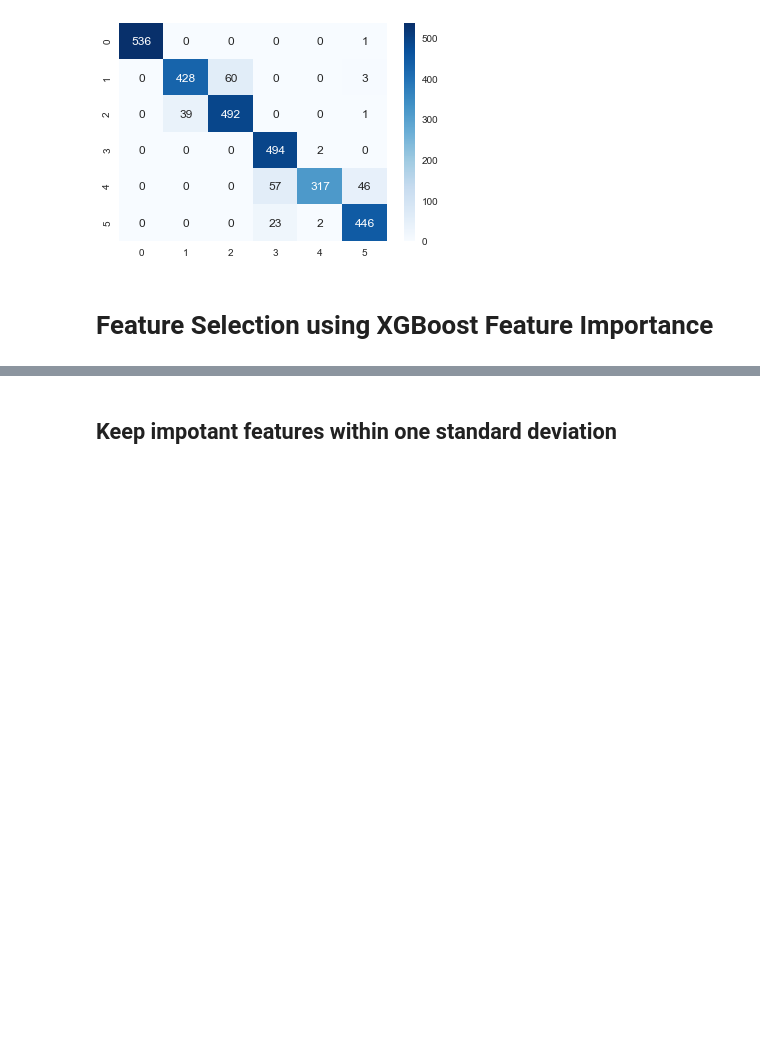
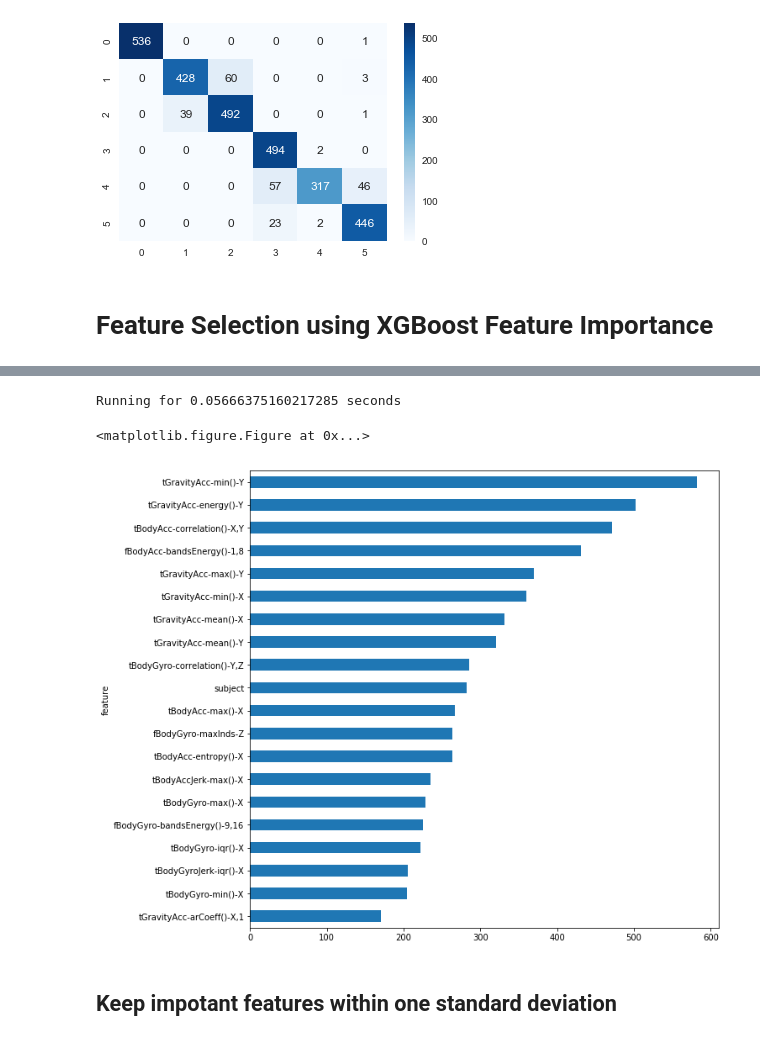
Before and after one commit to nakamura41/KE5206_CA_2, a Jupyter notebook: HumanActivityMonitoring.ipynb, the cells around one changed output, grey strips where cells are left out. Drawn from its saved outputs; the diff is of its cells as text; code cells hidden in the pictures; blank space fills up the shorter version.

```diff
--- a/HumanActivityMonitoring.ipynb
+++ b/HumanActivityMonitoring.ipynb
@@ -307,11 +307,25 @@ def feature_selection(dataframe, importance_scores_df, threshold=0.4):
     normalized_df = normalized_df[normalized_df['fscore'] >= threshold]
     new_dataframe = dataframe.filter(items=normalized_df['feature'].tolist())
     return new_dataframe
-# %%
-def top_features(importance_scores_df, threshold=0.4):
-    normalized_df = importance_scores_df.copy()
-    normalized_df['fscore'] = (importance_scores_df['fscore'] - importance_scores_df['fscore'].min())/(importance_scores_df['fscore'].max()-importance_scores_df['fscore'].min())
-    return normalized_df[normalized_df['fscore'] >= threshold]
+# %%
+def top_features(importance_scores_df, top=20):
+    df = importance_scores_df.sort_values(by=['fscore'], ascending=False)
+    return df.head(top)
+# %%
+start_time = time.time()
+
+top20_df = top_features(importance_df, top=20)
+top20_df = top20_df.sort_values(by=['fscore'], ascending=True)
+
+# Plot Feature Importance
+plt.figure()
+top20_df.plot(kind='barh', x='feature', y='fscore', legend=False, figsize=(10, 10))
+
+print("Running for %s seconds" % (time.time() - start_time))
+# %% [output]
+Running for 0.05666375160217285 seconds
+<matplotlib.figure.Figure at 0x...>
+[figure, added]
 # %% [markdown]
 ## Keep impotant features within one standard deviation
 # %%
```
Also changed, not shown: parts of 11 cells of this notebook, 8 other files.
